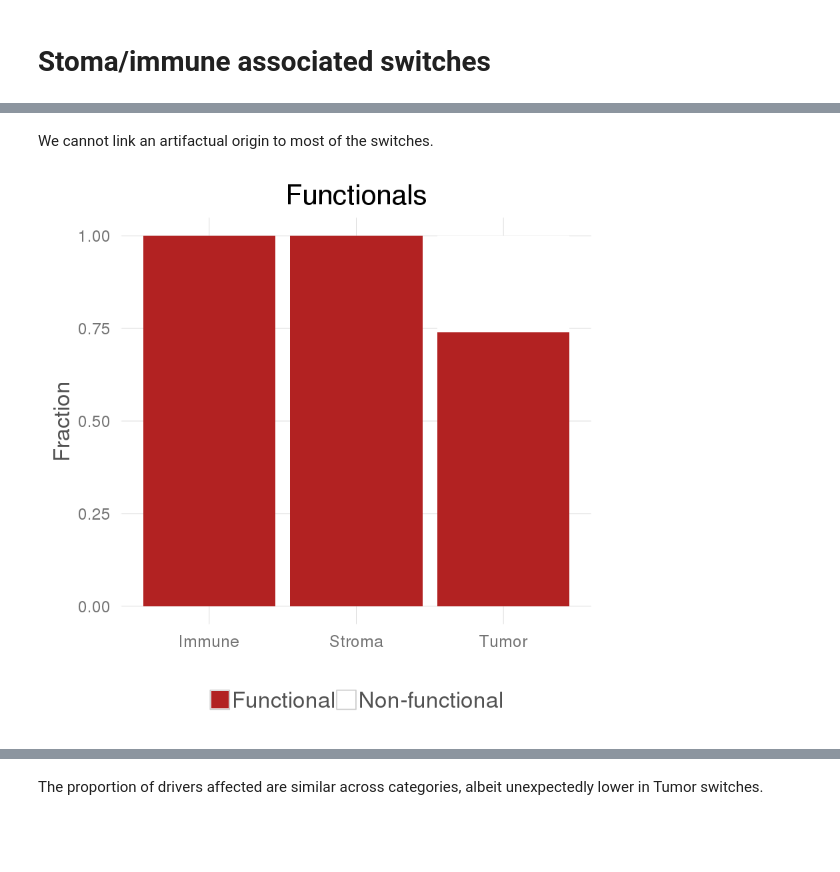
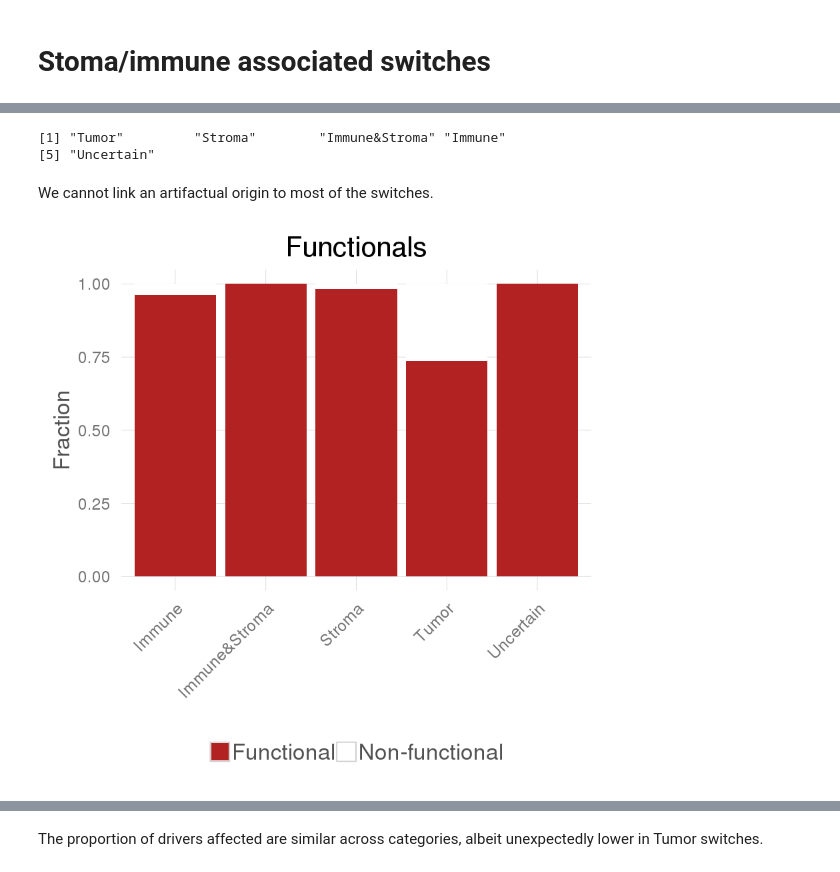
Before and after one commit to hclimente/smartas, a Jupyter notebook: switches/immune_analysis.ipynb, the cells around one changed output, grey strips where cells are left out. Saved outputs shown, nothing was run; the diff lists cells and outputs as text; code cells hidden in the pictures; blank space fills up the shorter version.

Commit message:
reworked mixing info from genes & switches
added potus information

```diff
--- a/switches/immune_analysis.ipynb
+++ b/switches/immune_analysis.ipynb
@@ -2,33 +2,55 @@
 source("~/smartas/pipeline/scripts/variablesAndFunctions.r")
 library(tidyr)
 
+# switches with high correlation with:
+## stromal content
 stromaCorr <- lapply(cancerTypes, function(tumor){
     filename <- paste0("../data/switches/estimate/", tumor, "_ouptut_r_stroma.txt")
     read.delim(filename) %>%
-        mutate(., Switch=row.names(.), Tumor=tumor, Origin="Stroma") %>%
+        mutate(., Switch=row.names(.), Tumor=tumor, SwitchCorrelation="Stroma") %>%
         separate(Switch,into=c("Normal_transcript","Tumor_transcript"), sep="-")
 }) %>% do.call("rbind", .)
 
+## immune content
 immuneCorr <- lapply(cancerTypes, function(tumor){
     filename <- paste0("../data/switches/estimate/", tumor, "_ouptut_r_immune.txt")
     read.delim(filename) %>%
-        mutate(., Switch=row.names(.), Tumor=tumor, Origin="Immune") %>%
+        mutate(., Switch=row.names(.), Tumor=tumor, SwitchCorrelation="Immune") %>%
         separate(Switch,into=c("Normal_transcript","Tumor_transcript"), sep="-")
 }) %>% do.call("rbind", .)
 
-contaminantSwitches <- rbind(stromaCorr[,c("Normal_transcript","Tumor_transcript","Origin")],
-                             immuneCorr[,c("Normal_transcript","Tumor_transcript","Origin")])
+contaminantSwitches <- rbind(stromaCorr[,c("Normal_transcript","Tumor_transcript","SwitchCorrelation")],
+                             immuneCorr[,c("Normal_transcript","Tumor_transcript","SwitchCorrelation")])
 
+# cell-lineage specific genes
 cellSpecificGenes <- read_tsv("../data/switches/estimate/geneset_ESTIMATE.txt", col_names = FALSE) %>%
     t %>%
     as.data.frame %>%
     set_colnames(c("StromalSignature","ImmuneSignature")) %>%
     .[3:nrow(.),]
 
+stromaGenes <- data.frame(Symbol=cellSpecificGenes$StromalSignature, Genetype="Stroma")
+immuneGenes <- data.frame(Symbol=cellSpecificGenes$ImmuneSignature, Genetype="Immune")
+
+contaminantGenes <- rbind(stromaGenes,immuneGenes)
+
 switches <- read_tsv("../data/pancancer/candidateList_full.tsv") %>%
-    filter(NotNoise==1 & IsModel==1) %>%
+    filter(Reliable==1)
+
+annotated.switches <- switches %>%
     left_join(contaminantSwitches) %>%
-    mutate(Origin = ifelse(is.na(Origin),"Tumor",Origin))
+    left_join(contaminantGenes) %>%
+    select(Normal_transcript, Tumor_transcript, Genetype,SwitchCorrelation) %>%
+    mutate(Genetype = ifelse(is.na(Genetype), "Tumor", as.character(Genetype)),
+           SwitchCorrelation = ifelse(is.na(SwitchCorrelation), "Tumor", SwitchCorrelation),
+           # cases where the switch and the gene analysis do not agree are "Uncertain"
+           Origin = ifelse(Genetype==SwitchCorrelation, SwitchCorrelation, "Uncertain"),
+           Origin = ifelse(Origin=="Uncertain" & SwitchCorrelation=="Tumor", Genetype, Origin),
+           Origin = ifelse(Origin=="Uncertain" & Genetype=="Tumor", SwitchCorrelation, Origin)) %>%
+    group_by(Normal_transcript,Tumor_transcript) %>%
+    summarise(Origin=paste0(sort(unique(Origin)), collapse="&")) %>%
+    mutate(Origin=ifelse(grepl("&Uncertain",Origin), "Uncertain", Origin)) %>%
+    merge(switches)
 # %% [output]
 Attaching package: ‘dplyr’
 
@@ -64,12 +84,17 @@ switches %>%
+# %%
+unique(annotated.switches$Origin)
+# %% [output]
+[1] "Tumor"         "Stroma"        "Immune&Stroma" "Immune"
+[5] "Uncertain"
 # %% [markdown]
 We cannot link an artifactual origin to most of the switches.
 # %%
-ggplot(switches, aes(x=Origin, fill=ifelse(IsFunctional==1, "Functional", "Non-functional"))) +
+ggplot(annotated.switches, aes(x=Origin, fill=ifelse(IsFunctional==1, "Functional", "Non-functional"))) +
     geom_bar(position="fill") +
     labs(x="", y="Fraction", fill="", title="Functionals") +
     smartas_theme() +
-    theme(legend.position="bottom") +
+    theme(legend.position="bottom", axis.text.x = element_text(angle = 45, hjust = 1)) +
     scale_fill_manual(values = c("Functional"="firebrick", "Non-functional"="white"))
 # %% [output]
-[figure, old version]
+[figure, new version]
 # %%
```
Also changed, not shown: parts of 10 cells of this notebook.
